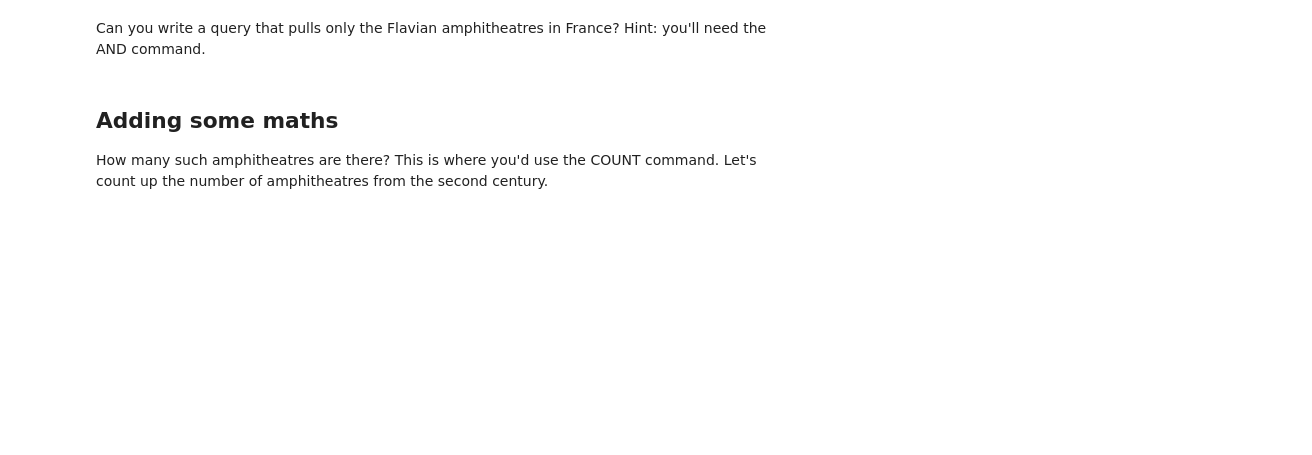
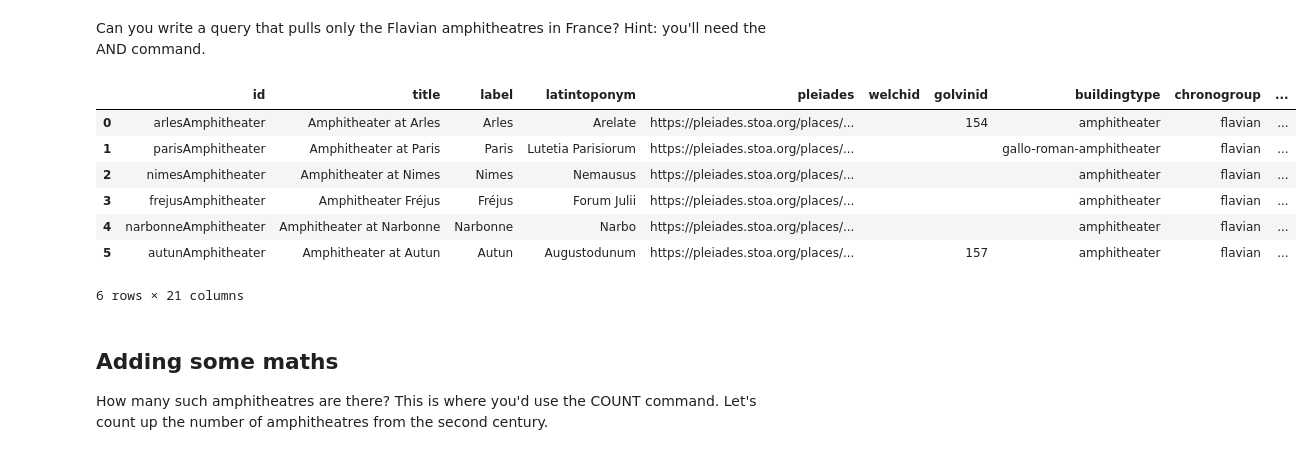
Before and after one commit to potterdouble/odate-notebooks-2-test, a Jupyter notebook: Databases/notebooks/intro-to-sql.ipynb, the cells around one changed output. Cells and saved outputs as stored; diff of their text form; code cells hidden in the pictures; blank space fills up the shorter version.

```diff
--- a/Databases/notebooks/intro-to-sql.ipynb
+++ b/Databases/notebooks/intro-to-sql.ipynb
@@ -119,5 +241,22 @@ run_query(query)
 # %% [markdown]
 Can you write a query that pulls only the Flavian amphitheatres in France? Hint: you'll need the AND command.
+# %%
+query = '''
+SELECT *
+FROM amphi
+WHERE modcountry = "France" AND chronogroup = "flavian";
+'''
+
+run_query(query)
+# %% [output]
+|  | id | title | label | latintoponym | pleiades | welchid | golvinid | buildingtype | chronogroup | ... |
+| 0 | arlesAmphitheater | Amphitheater at Arles | Arles | Arelate | https://pleiades.stoa.org/places/... |  | 154 | amphitheater | flavian | ... |
+| 1 | parisAmphitheater | Amphitheater at Paris | Paris | Lutetia Parisiorum | https://pleiades.stoa.org/places/... |  |  | gallo-roman-amphitheater | flavian | ... |
+| 2 | nimesAmphitheater | Amphitheater at Nimes | Nimes | Nemausus | https://pleiades.stoa.org/places/... |  |  | amphitheater | flavian | ... |
+| 3 | frejusAmphitheater | Amphitheater Fréjus | Fréjus | Forum Julii | https://pleiades.stoa.org/places/... |  |  | amphitheater | flavian | ... |
+| 4 | narbonneAmphitheater | Amphitheater at Narbonne | Narbonne | Narbo | https://pleiades.stoa.org/places/... |  |  | amphitheater | flavian | ... |
+| 5 | autunAmphitheater | Amphitheater at Autun | Autun | Augustodunum | https://pleiades.stoa.org/places/... |  | 157 | amphitheater | flavian | ... |
+6 rows × 21 columns
 # %% [markdown]
 ## Adding some maths
 
```
Also changed, not shown: parts of 16 cells of this notebook, 8 other files.
